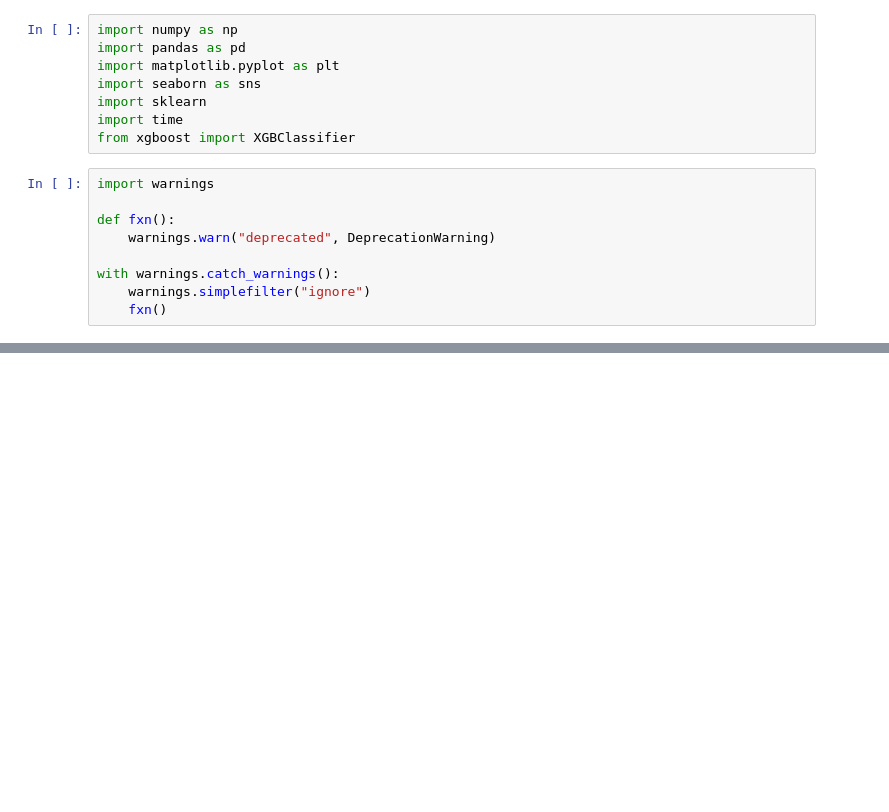
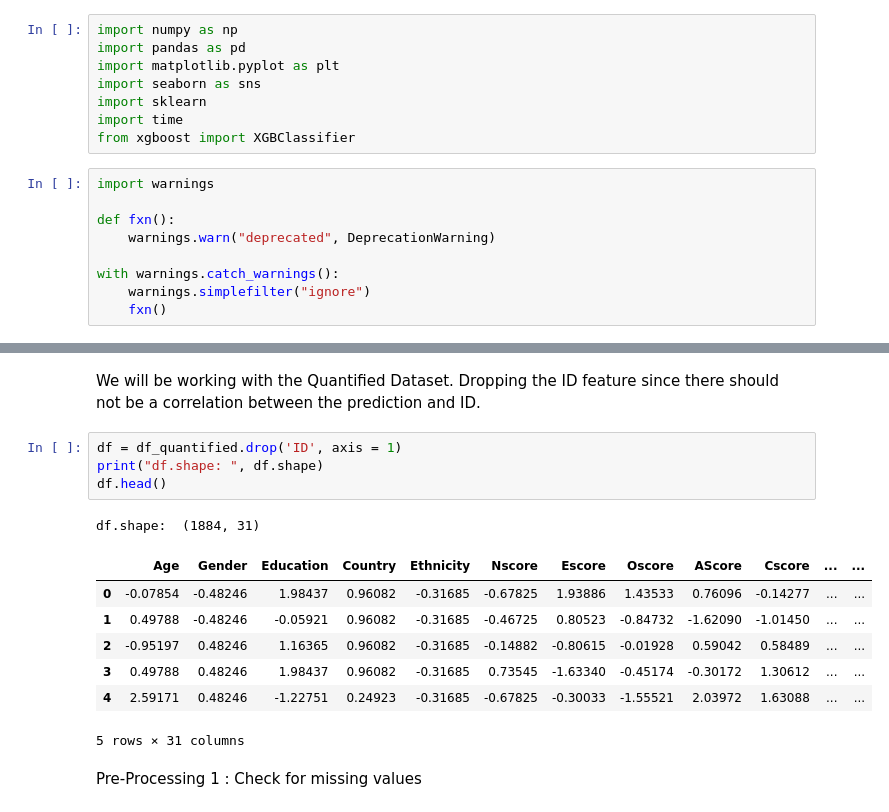
Before and after one commit to zjw548/AML_proj_24, a Jupyter notebook: AML_24_drug_consumption.ipynb, the cells around one changed output, grey strips where cells are left out. Cells and saved outputs as stored; diff of their text form; blank space fills up the shorter version.

```diff
--- a/AML_24_drug_consumption.ipynb
+++ b/AML_24_drug_consumption.ipynb
@@ -32,0 +49,17 @@ Index(['ID', 'Age', 'Gender', 'Education', 'Country', 'Ethnicity', 'Nscore',
+# %% [markdown]
+We will be working with the Quantified Dataset. Dropping the ID feature since there should not be a correlation between the prediction and ID.
+# %%
+df = df_quantified.drop('ID', axis = 1)
+print("df.shape: ", df.shape)
+df.head()
+# %% [output]
+df.shape:  (1884, 31)
+|  | Age | Gender | Education | Country | Ethnicity | Nscore | Escore | Oscore | AScore | Cscore | ... | ... |
+| 0 | -0.07854 | -0.48246 | 1.98437 | 0.96082 | -0.31685 | -0.67825 | 1.93886 | 1.43533 | 0.76096 | -0.14277 | ... | ... |
+| 1 | 0.49788 | -0.48246 | -0.05921 | 0.96082 | -0.31685 | -0.46725 | 0.80523 | -0.84732 | -1.62090 | -1.01450 | ... | ... |
+| 2 | -0.95197 | 0.48246 | 1.16365 | 0.96082 | -0.31685 | -0.14882 | -0.80615 | -0.01928 | 0.59042 | 0.58489 | ... | ... |
+| 3 | 0.49788 | 0.48246 | 1.98437 | 0.96082 | -0.31685 | 0.73545 | -1.63340 | -0.45174 | -0.30172 | 1.30612 | ... | ... |
+| 4 | 2.59171 | 0.48246 | -1.22751 | 0.24923 | -0.31685 | -0.67825 | -0.30033 | -1.55521 | 2.03972 | 1.63088 | ... | ... |
+5 rows × 31 columns
+# %% [markdown]
+Pre-Processing 1 : Check for missing values
```
Also changed, not shown: parts of 27 cells of this notebook.
